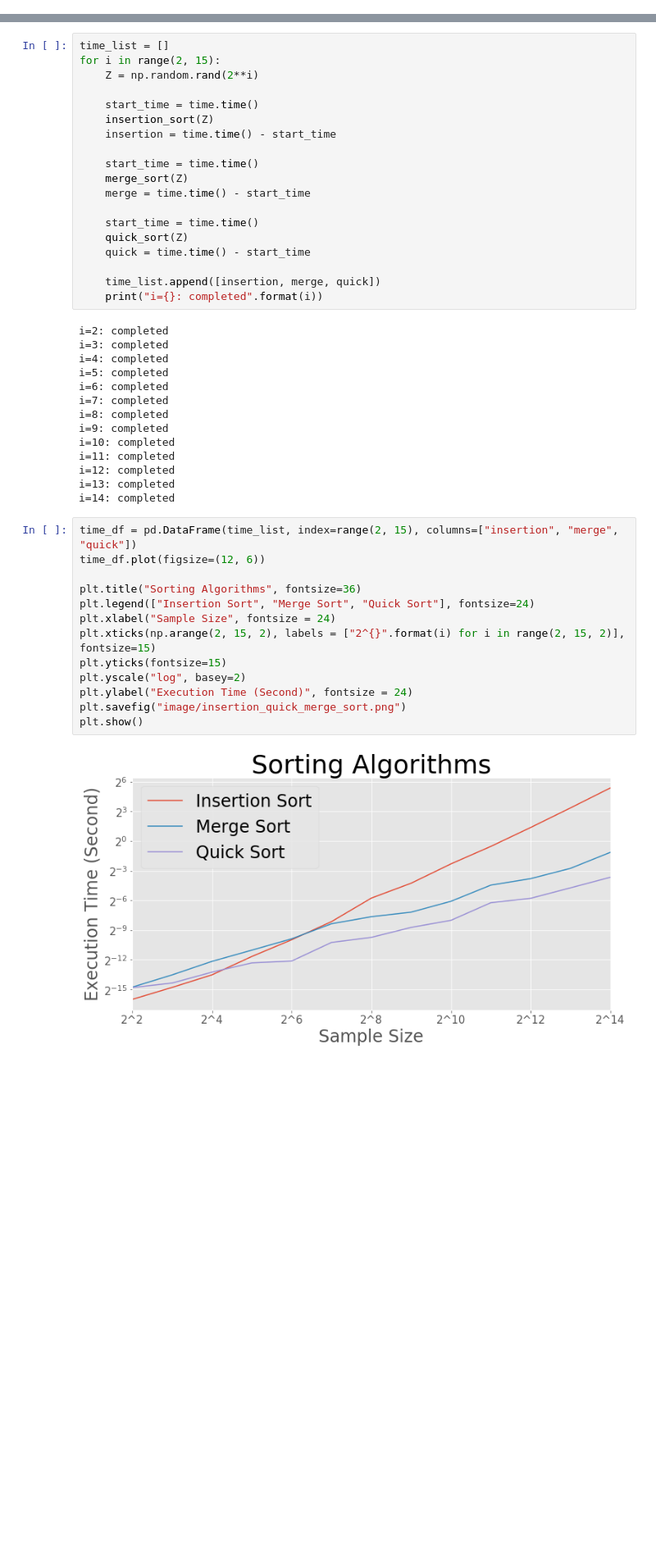
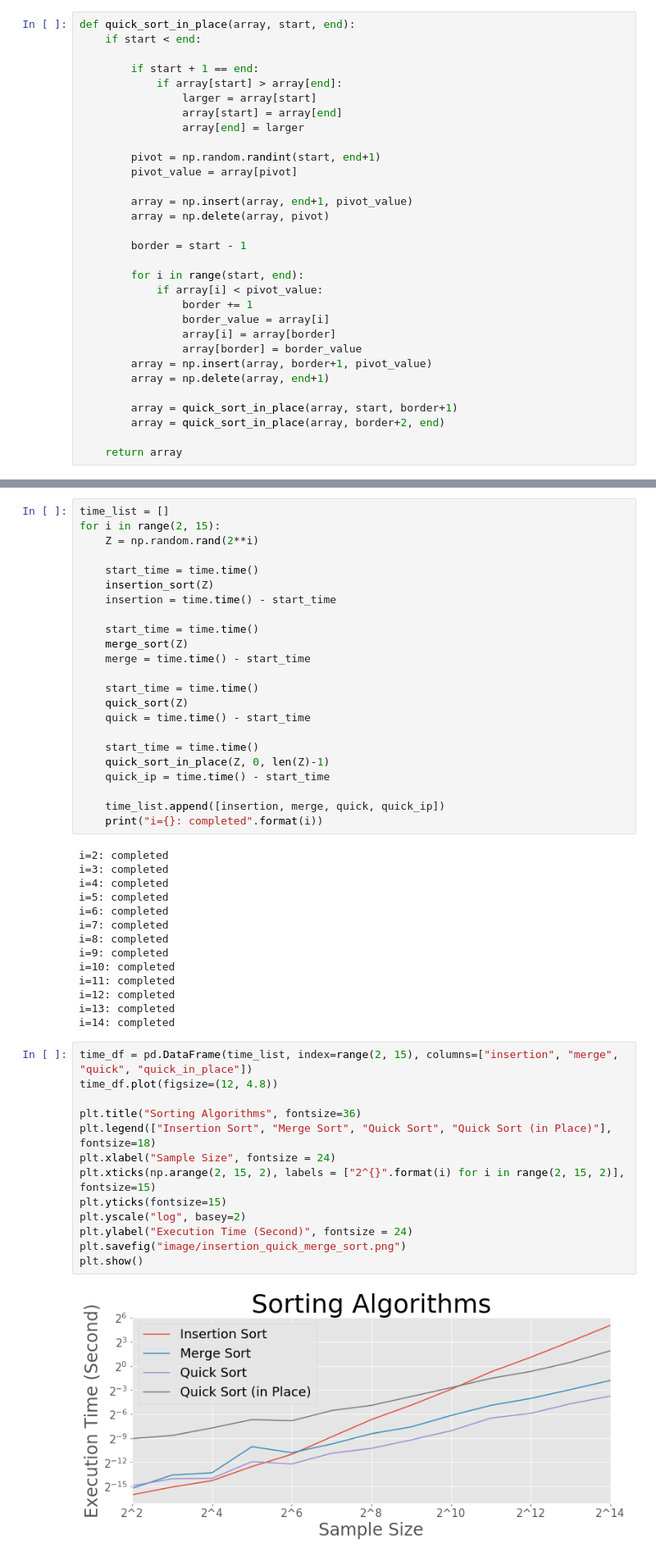
Before and after one commit to keita-dc/coursera_algorithm, a Jupyter notebook: assignment_3.ipynb, the cells around one changed output, grey strips where cells are left out. Shown at 82% size. Drawn from its saved outputs; the diff is of its cells as text; blank space fills up the shorter version.

Commit message:
quicksort in place

```diff
--- a/assignment_3.ipynb
+++ b/assignment_3.ipynb
@@ -80,3 +82,34 @@ quick_sort(np.random.rand(15))
+# %%
+def quick_sort_in_place(array, start, end):
+    if start < end:
+
+        if start + 1 == end:
+            if array[start] > array[end]:
+                larger = array[start]
+                array[start] = array[end]
+                array[end] = larger
+
+        pivot = np.random.randint(start, end+1)
+        pivot_value = array[pivot]
+
+        array = np.insert(array, end+1, pivot_value)
+        array = np.delete(array, pivot)
+
+        border = start - 1
+
+        for i in range(start, end):
+            if array[i] < pivot_value:
+                border += 1
+                border_value = array[i]
+                array[i] = array[border]
+                array[border] = border_value
+        array = np.insert(array, border+1, pivot_value)
+        array = np.delete(array, end+1)
+
+        array = quick_sort_in_place(array, start, border+1)
+        array = quick_sort_in_place(array, border+2, end)
+
+    return array
 # %% [markdown]
 ## Merge Sort
 # %%
@@ -157,7 +190,11 @@ for i in range(2, 15):
     quick_sort(Z)
     quick = time.time() - start_time
 
-    time_list.append([insertion, merge, quick])
+    start_time = time.time()
+    quick_sort_in_place(Z, 0, len(Z)-1)
+    quick_ip = time.time() - start_time
+
+    time_list.append([insertion, merge, quick, quick_ip])
     print("i={}: completed".format(i))
 # %% [output]
 i=2: completed
@@ -174,20 +211,20 @@ i=12: completed
 i=13: completed
 i=14: completed
 # %%
-time_df = pd.DataFrame(time_list, index=range(2, 15), columns=["insertion", "merge", "quick"])
-time_df.plot(figsize=(12, 6))
+time_df = pd.DataFrame(time_list, index=range(2, 15), columns=["insertion", "merge", "quick", "quick_in_place"])
+time_df.plot(figsize=(12, 4.8))
 
 plt.title("Sorting Algorithms", fontsize=36)
-plt.legend(["Insertion Sort", "Merge Sort", "Quick Sort"], fontsize=24)
+plt.legend(["Insertion Sort", "Merge Sort", "Quick Sort", "Quick Sort (in Place)"], fontsize=18)
 plt.xlabel("Sample Size", fontsize = 24)
 plt.xticks(np.arange(2, 15, 2), labels = ["2^{}".format(i) for i in range(2, 15, 2)], fontsize=15)
 plt.yticks(fontsize=15)
 plt.yscale("log", basey=2)
 plt.ylabel("Execution Time (Second)", fontsize = 24)
 plt.savefig("image/insertion_quick_merge_sort.png")
 plt.show()
 # %% [output]
-[figure, old version]
+[figure, new version]
 # %%
 time_df
 # %% [output]
```
Also changed, not shown: parts of 4 cells of this notebook, 2 other files.
